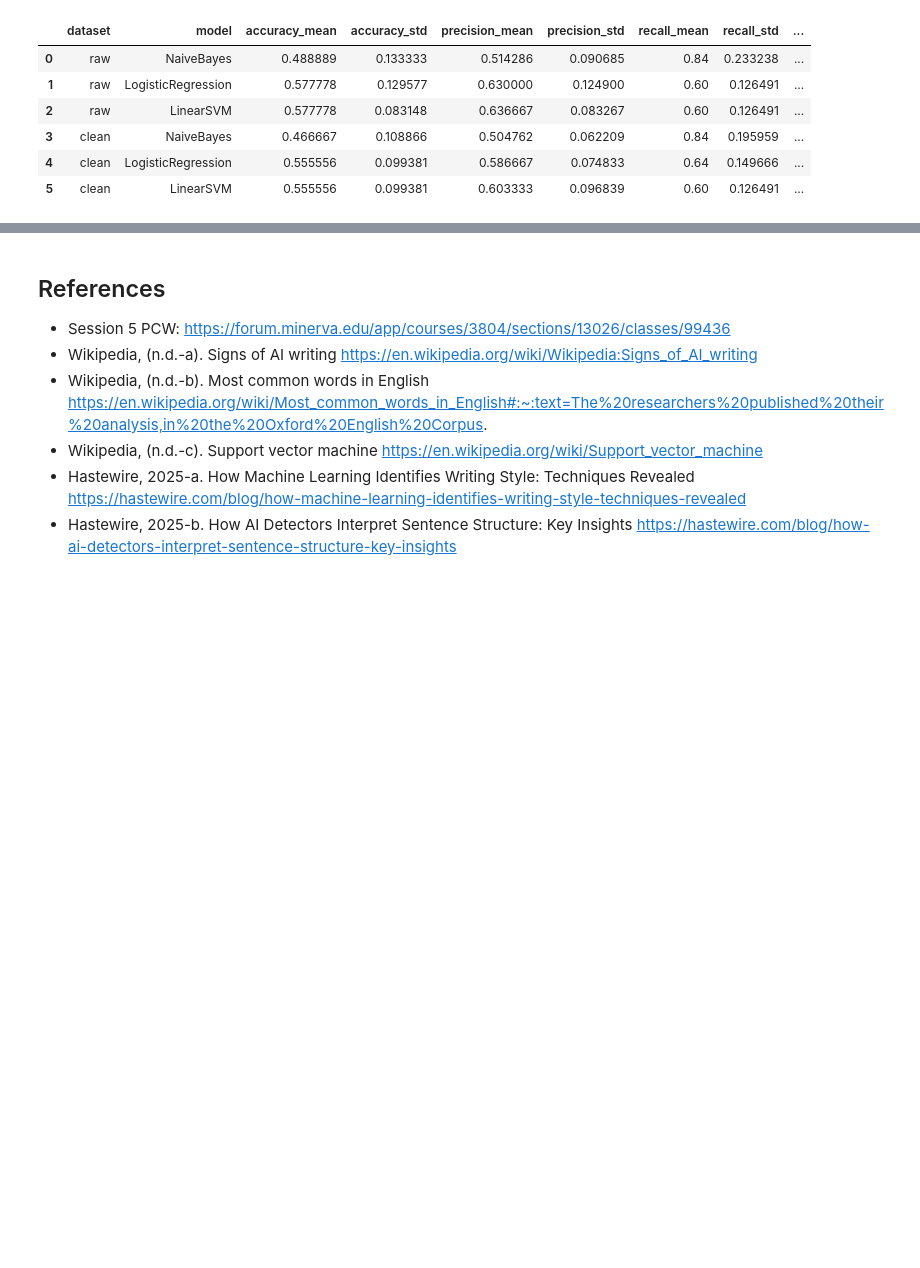
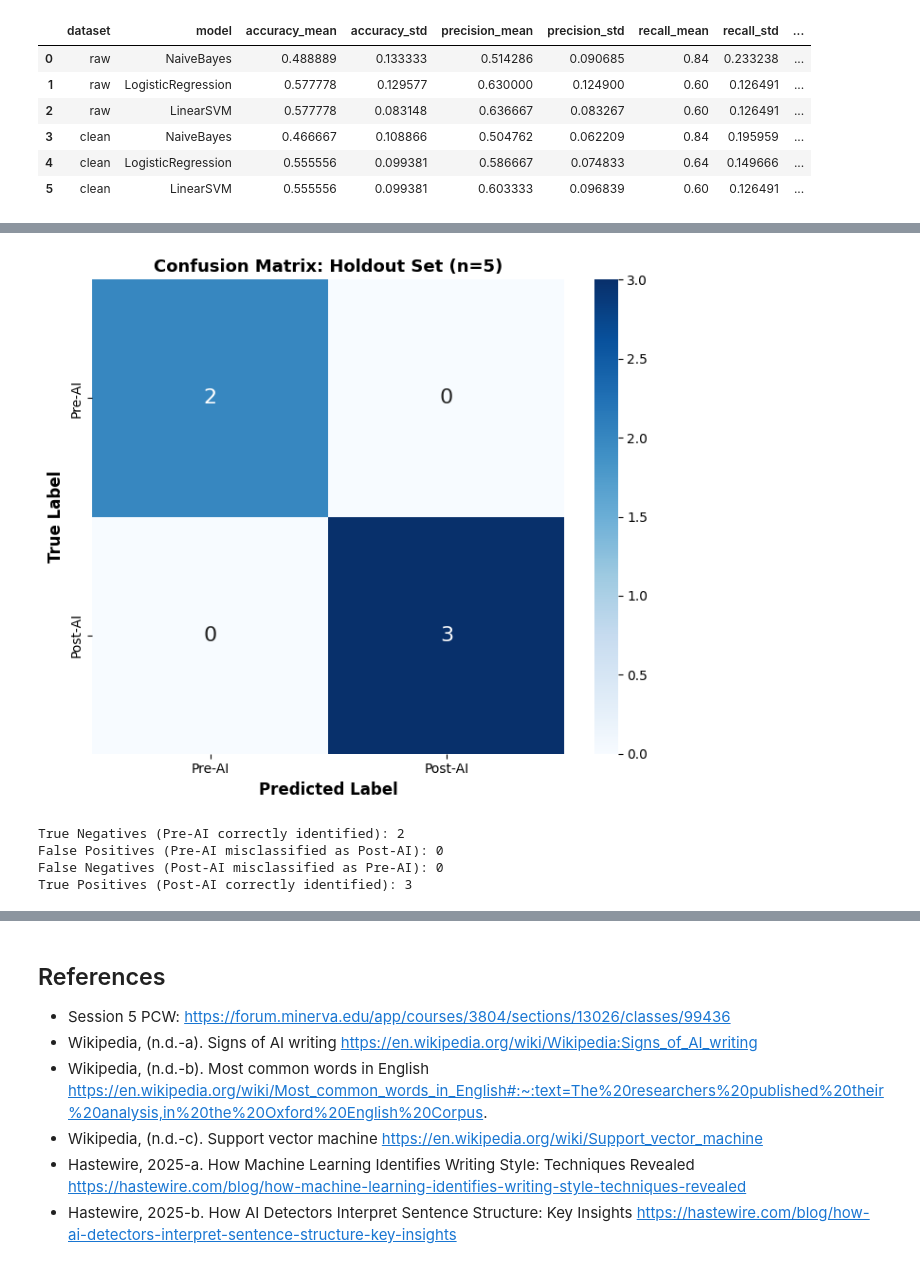
Before and after one commit to SuiseiNakagawa/stylistic-drift-analysis, a Jupyter notebook: first_draft.ipynb, the cells around one changed output, grey strips where cells are left out. Cells and saved outputs as stored; diff of their text form; code cells hidden in the pictures; blank space fills up the shorter version.

```diff
--- a/first_draft.ipynb
+++ b/first_draft.ipynb
@@ -944,2 +1053,30 @@ Using the selected Logistic Regression model,
+# %%
+# Confusion Matrix
+
+cm = confusion_matrix(y_test, y_pred_final)
+
+fig, ax = plt.subplots(figsize=(7, 6))
+sns.heatmap(cm, annot=True, fmt='d', cmap='Blues', cbar=True,
+            xticklabels=['Pre-AI', 'Post-AI'],
+            yticklabels=['Pre-AI', 'Post-AI'],
+            ax=ax, annot_kws={'size': 16})
+
+ax.set_xlabel('Predicted Label', fontsize=12, fontweight='bold')
+ax.set_ylabel('True Label', fontsize=12, fontweight='bold')
+ax.set_title('Confusion Matrix: Holdout Set (n=5)', fontsize=13, fontweight='bold')
+
+plt.tight_layout()
+plt.show()
+
+print(f"True Negatives (Pre-AI correctly identified): {cm[0, 0]}")
+print(f"False Positives (Pre-AI misclassified as Post-AI): {cm[0, 1]}")
+print(f"False Negatives (Post-AI misclassified as Pre-AI): {cm[1, 0]}")
+print(f"True Positives (Post-AI correctly identified): {cm[1, 1]}")
+# %% [output]
+[figure, added]
+True Negatives (Pre-AI correctly identified): 2
+False Positives (Pre-AI misclassified as Post-AI): 0
+False Negatives (Post-AI misclassified as Pre-AI): 0
+True Positives (Post-AI correctly identified): 3
 # %% [markdown]
 ## Discussion
```
Also changed, not shown: parts of 15 cells of this notebook, 1 other file.
